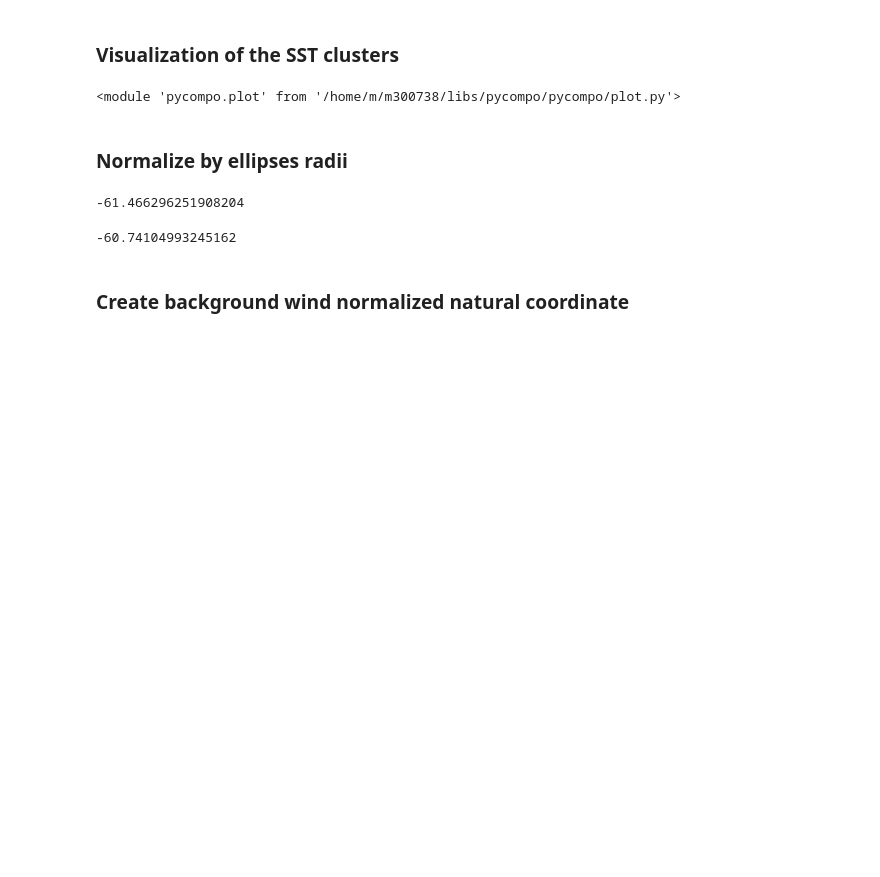
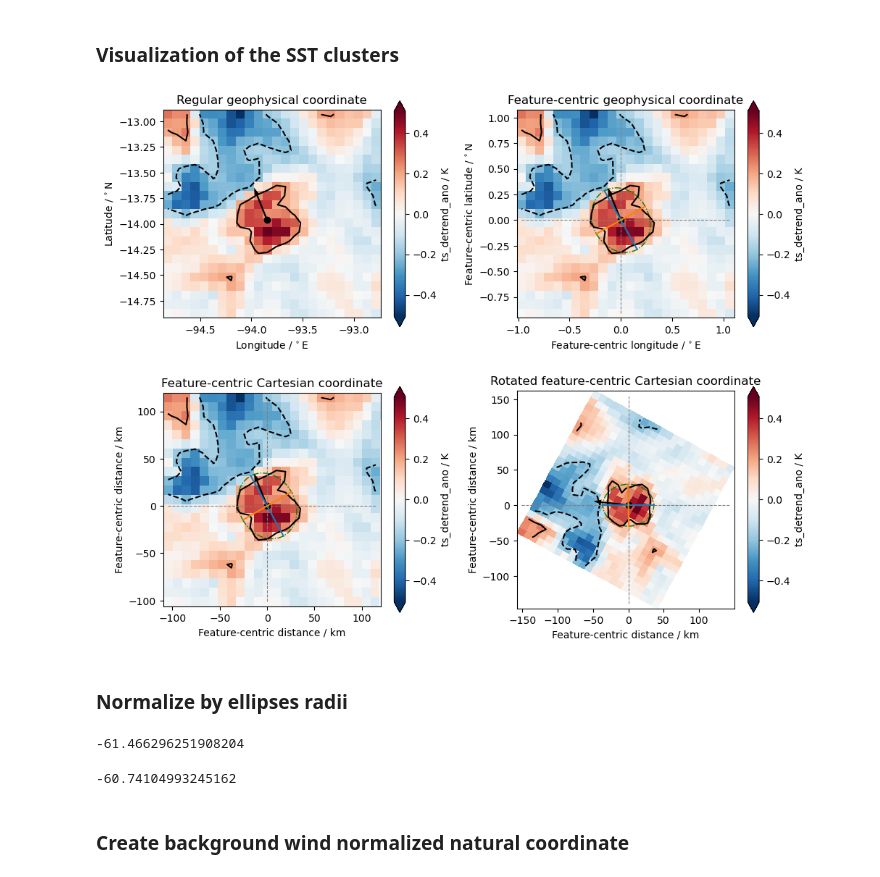
Before and after one commit to HF7weatherman/pycompo, a Jupyter notebook: examples/test_extract_SST-blobs.ipynb, the cells around one changed output. Drawn from its saved outputs; the diff is of its cells as text; code cells hidden in the pictures; blank space fills up the shorter version.

Commit message:
Changes to achieve coord_trafo plot with refactored ellipse interface

```diff
--- a/examples/test_extract_SST-blobs.ipynb
+++ b/examples/test_extract_SST-blobs.ipynb
@@ -151,13 +149,16 @@ ValueError: Dimensions {'component'} do not exist. Expected one or more of ('idx
 # %%
 import importlib as implib
 implib.reload(pcplot)
 
 feature_id = 0
 data = feature_centric_data[feature_id]
 props = feature_props.isel(feature=feature_id)
-pcplot.plot_coord_trafo(data, props, orig_coords, analysis_var, dT_thresh)
+winds = feature_props[['bg_uas', 'bg_vas']]
+pcplot.plot_coord_trafo(
+    feature_centric_data, ellipse, winds, feature_id, analysis_var, dT_thresh
+    )
 # %% [output]
-<module 'pycompo.plot' from '/home/m/m300738/libs/pycompo/pycompo/plot.py'>
+[figure, added]
 # %% [markdown]
 ### Normalize by ellipses radii
 # %%
```
Also changed, not shown: parts of 1 cell of this notebook, 3 other files.
